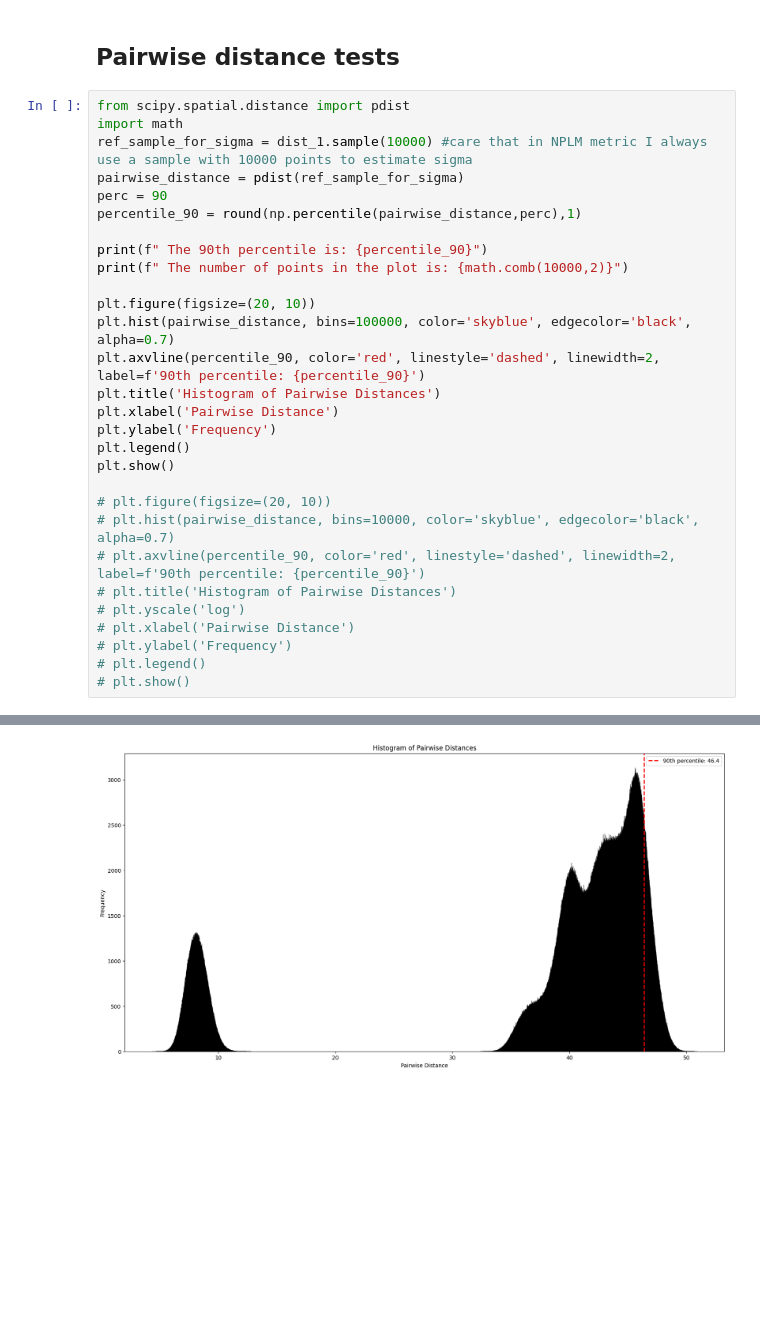
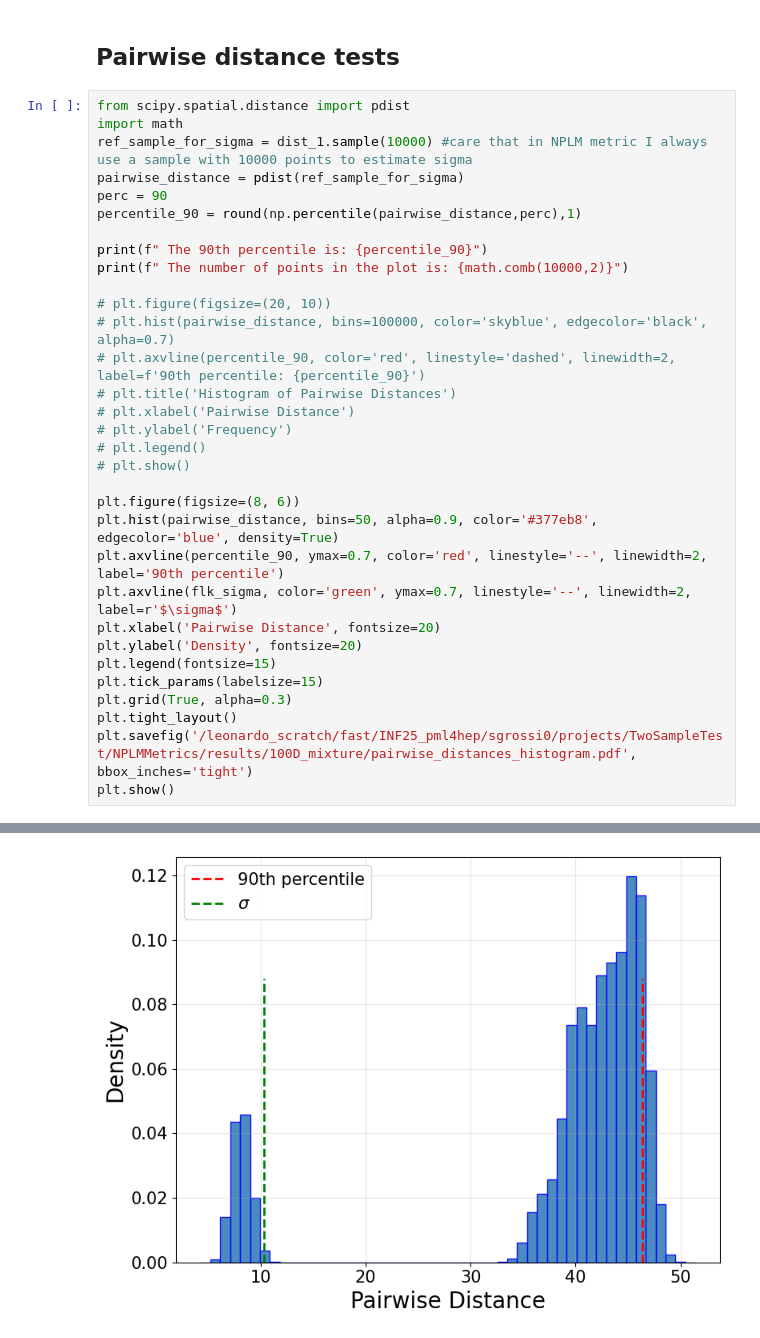
Before and after one commit to TwoSampleTests/NPLMMetrics, a Jupyter notebook: notebooks/Analysis_100D_mixture_50.ipynb, the cells around one changed output, grey strips where cells are left out. Cells and saved outputs as stored; diff of their text form; blank space fills up the shorter version.

Commit message:
added pairwise_distances_histogram

```diff
--- a/notebooks/Analysis_100D_mixture_50.ipynb
+++ b/notebooks/Analysis_100D_mixture_50.ipynb
@@ -835,33 +825,36 @@ LaTeX table code has been written to results/100D_mixture/100D_50K/results_table
 # %%
 from scipy.spatial.distance import pdist
 import math
 ref_sample_for_sigma = dist_1.sample(10000) #care that in NPLM metric I always use a sample with 10000 points to estimate sigma
 pairwise_distance = pdist(ref_sample_for_sigma)
 perc = 90
 percentile_90 = round(np.percentile(pairwise_distance,perc),1)
 
 print(f" The 90th percentile is: {percentile_90}")
 print(f" The number of points in the plot is: {math.comb(10000,2)}")
 
-plt.figure(figsize=(20, 10))
-plt.hist(pairwise_distance, bins=100000, color='skyblue', edgecolor='black', alpha=0.7)
-plt.axvline(percentile_90, color='red', linestyle='dashed', linewidth=2, label=f'90th percentile: {percentile_90}')
-plt.title('Histogram of Pairwise Distances')
-plt.xlabel('Pairwise Distance')
-plt.ylabel('Frequency')
-plt.legend()
-plt.show()
-
 # plt.figure(figsize=(20, 10))
-# plt.hist(pairwise_distance, bins=10000, color='skyblue', edgecolor='black', alpha=0.7)
+# plt.hist(pairwise_distance, bins=100000, color='skyblue', edgecolor='black', alpha=0.7)
 # plt.axvline(percentile_90, color='red', linestyle='dashed', linewidth=2, label=f'90th percentile: {percentile_90}')
 # plt.title('Histogram of Pairwise Distances')
-# plt.yscale('log')
 # plt.xlabel('Pairwise Distance')
 # plt.ylabel('Frequency')
 # plt.legend()
 # plt.show()
+
+plt.figure(figsize=(8, 6))
+plt.hist(pairwise_distance, bins=50, alpha=0.9, color='#377eb8', edgecolor='blue', density=True)
+plt.axvline(percentile_90, ymax=0.7, color='red', linestyle='--', linewidth=2, label='90th percentile')
+plt.axvline(flk_sigma, color='green', ymax=0.7, linestyle='--', linewidth=2, label=r'$\sigma$')
+plt.xlabel('Pairwise Distance', fontsize=20)
+plt.ylabel('Density', fontsize=20)
+plt.legend(fontsize=15)
+plt.tick_params(labelsize=15)
+plt.grid(True, alpha=0.3)
+plt.tight_layout()
+plt.savefig('/leonardo_scratch/fast/INF25_pml4hep/sgrossi0/projects/TwoSampleTest/NPLMMetrics/results/100D_mixture/pairwise_distances_histogram.pdf', bbox_inches='tight')
+plt.show()
 # %% [output]
  The 90th percentile is: 46.4
  The number of points in the plot is: 49995000
-[figure, old version]
+[figure, new version]
```
Also changed, not shown: parts of 3 cells of this notebook, 5 other files.
